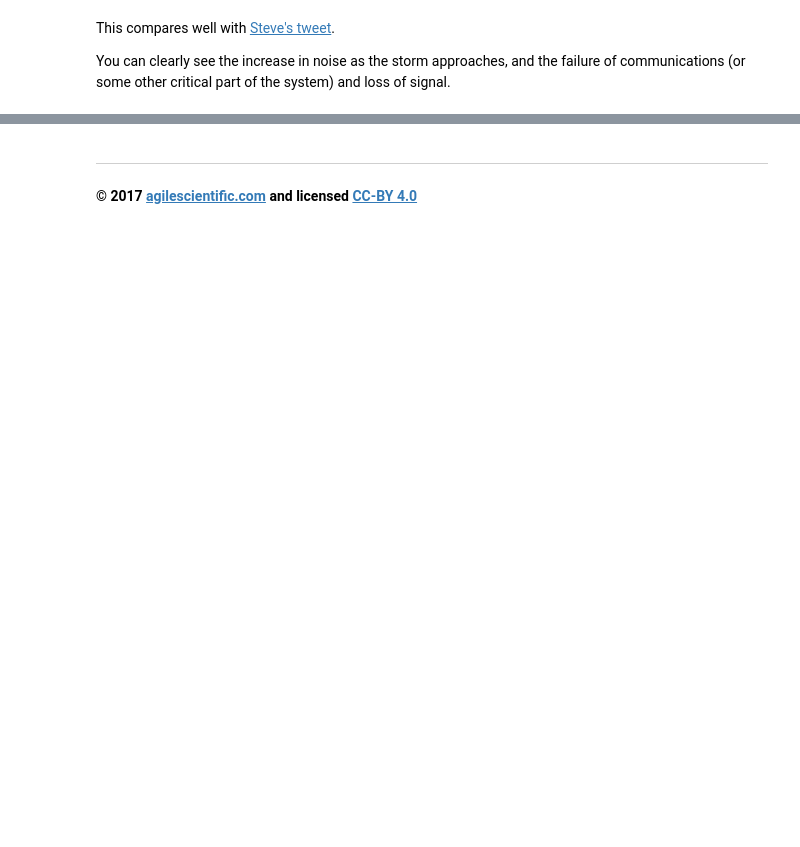
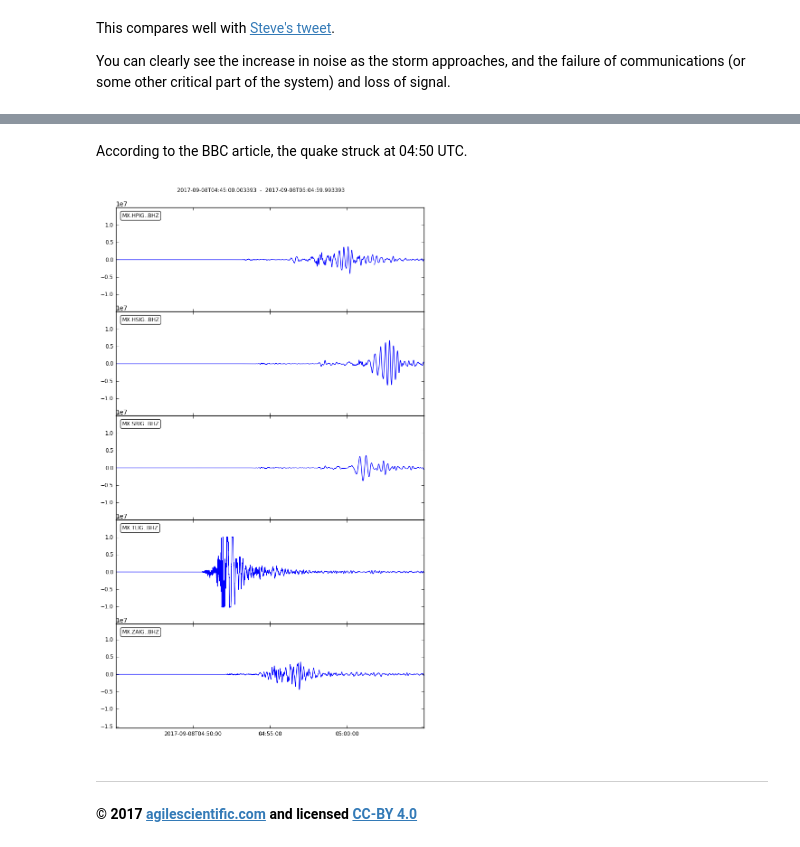
Before and after one commit to agilescientific/xlines, a Jupyter notebook: notebooks/07_Find_and_analyse_seismograph_data.ipynb, the cells around one changed output, grey strips where cells are left out. Saved outputs shown, nothing was run; the diff lists cells and outputs as text; code cells hidden in the pictures; blank space fills up the shorter version.

```diff
--- a/notebooks/07_Find_and_analyse_seismograph_data.ipynb
+++ b/notebooks/07_Find_and_analyse_seismograph_data.ipynb
@@ -185,3 +202,12 @@ You can clearly see the increase in noise as the storm approaches, and the failu
+# %% [markdown]
+According to the BBC article, the quake struck at 04:50 UTC.
+# %%
+t = UTCDateTime("2017-09-08_04:45:00")
+
+st = client.get_waveforms("MX", "*", "*", "BHZ", t, t + 20*60)
+st.plot(color='blue')
+# %% [output]
+[figure, added]
 # %% [markdown]
 <hr>
 
```
Also changed, not shown: parts of 18 cells of this notebook.
